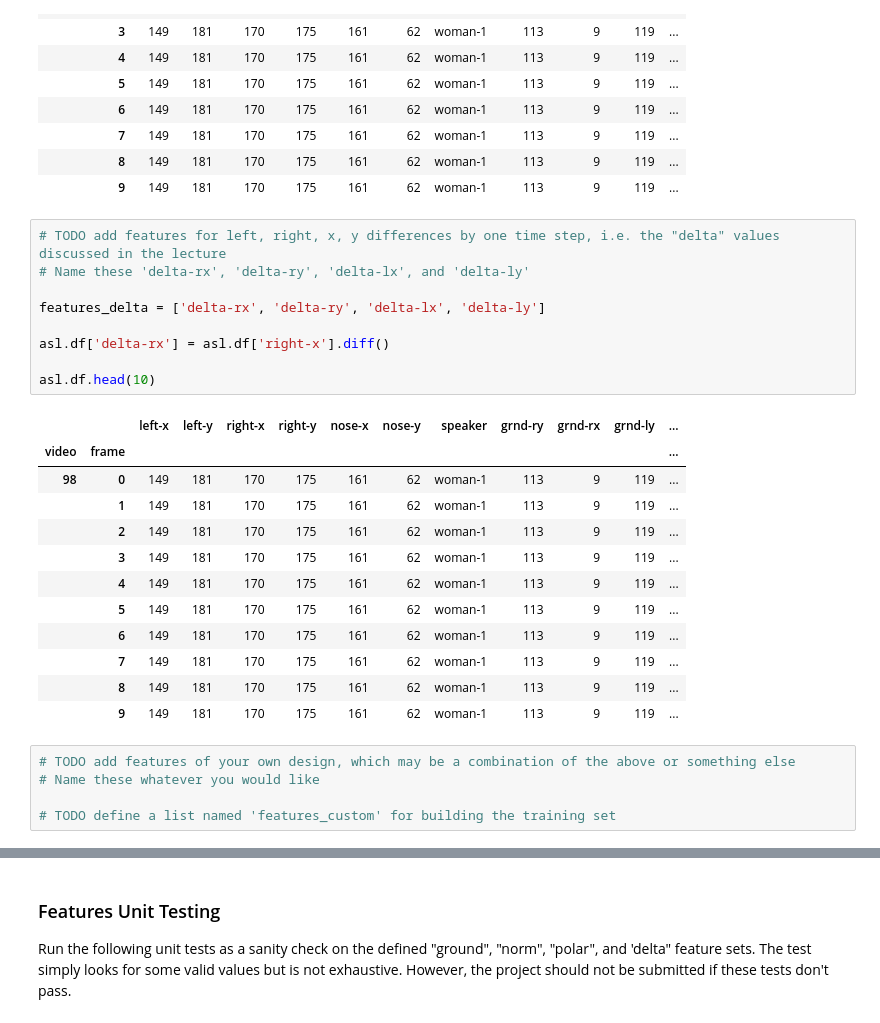
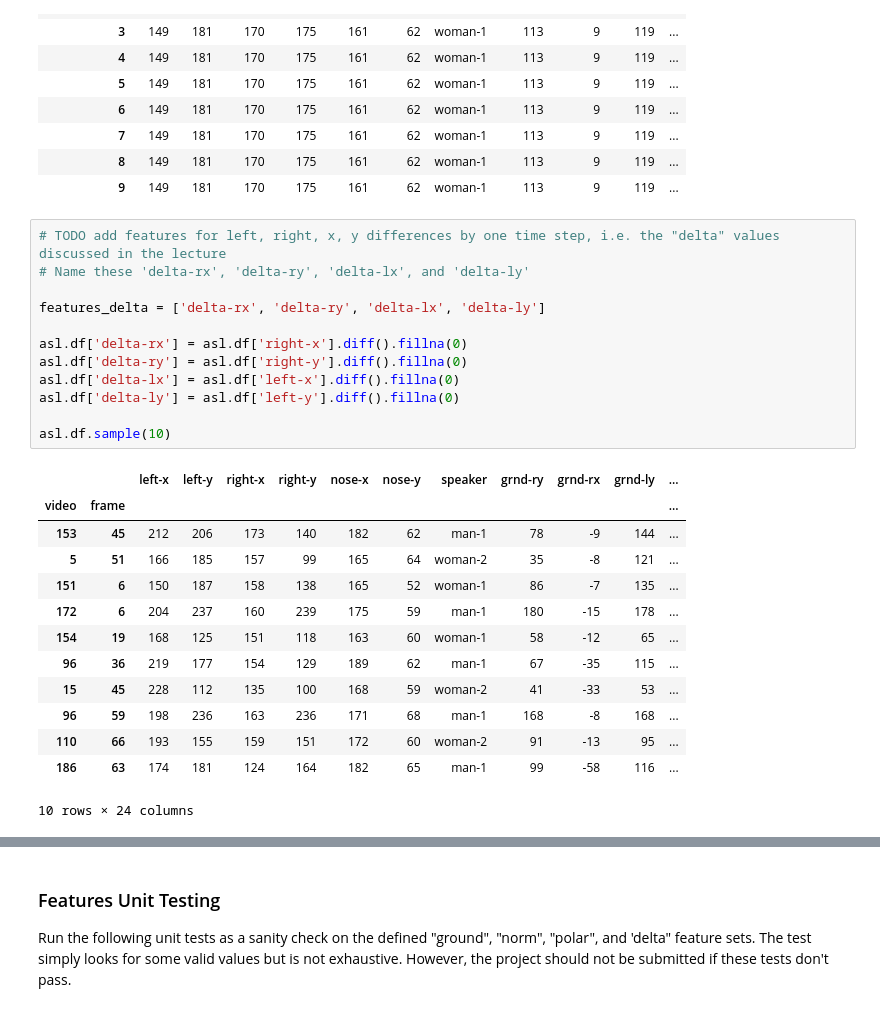
Before and after one commit to barmag/aind-recognizer, a Jupyter notebook: asl_recognizer.ipynb, the cells around one changed output, grey strips where cells are left out. Cells and saved outputs as stored; diff of their text form.

```diff
--- a/asl_recognizer.ipynb
+++ b/asl_recognizer.ipynb
@@ -270,27 +270,26 @@ asl.df.head(10)
 # %%
 # TODO add features for left, right, x, y differences by one time step, i.e. the "delta" values discussed in the lecture
 # Name these 'delta-rx', 'delta-ry', 'delta-lx', and 'delta-ly'
 
 features_delta = ['delta-rx', 'delta-ry', 'delta-lx', 'delta-ly']
 
-asl.df['delta-rx'] = asl.df['right-x'].diff()
+asl.df['delta-rx'] = asl.df['right-x'].diff().fillna(0)
+asl.df['delta-ry'] = asl.df['right-y'].diff().fillna(0)
+asl.df['delta-lx'] = asl.df['left-x'].diff().fillna(0)
+asl.df['delta-ly'] = asl.df['left-y'].diff().fillna(0)
 
-asl.df.head(10)
+asl.df.sample(10)
 # %% [output]
 |  |  | left-x | left-y | right-x | right-y | nose-x | nose-y | speaker | grnd-ry | grnd-rx | grnd-ly | ... |
 | video | frame |  |  |  |  |  |  |  |  |  |  | ... |
-| 98 | 0 | 149 | 181 | 170 | 175 | 161 | 62 | woman-1 | 113 | 9 | 119 | ... |
-|  | 1 | 149 | 181 | 170 | 175 | 161 | 62 | woman-1 | 113 | 9 | 119 | ... |
-|  | 2 | 149 | 181 | 170 | 175 | 161 | 62 | woman-1 | 113 | 9 | 119 | ... |
-|  | 3 | 149 | 181 | 170 | 175 | 161 | 62 | woman-1 | 113 | 9 | 119 | ... |
-|  | 4 | 149 | 181 | 170 | 175 | 161 | 62 | woman-1 | 113 | 9 | 119 | ... |
-|  | 5 | 149 | 181 | 170 | 175 | 161 | 62 | woman-1 | 113 | 9 | 119 | ... |
-|  | 6 | 149 | 181 | 170 | 175 | 161 | 62 | woman-1 | 113 | 9 | 119 | ... |
-|  | 7 | 149 | 181 | 170 | 175 | 161 | 62 | woman-1 | 113 | 9 | 119 | ... |
-|  | 8 | 149 | 181 | 170 | 175 | 161 | 62 | woman-1 | 113 | 9 | 119 | ... |
-|  | 9 | 149 | 181 | 170 | 175 | 161 | 62 | woman-1 | 113 | 9 | 119 | ... |
+| 153 | 45 | 212 | 206 | 173 | 140 | 182 | 62 | man-1 | 78 | -9 | 144 | ... |
+| 5 | 51 | 166 | 185 | 157 | 99 | 165 | 64 | woman-2 | 35 | -8 | 121 | ... |
+| 151 | 6 | 150 | 187 | 158 | 138 | 165 | 52 | woman-1 | 86 | -7 | 135 | ... |
+| 172 | 6 | 204 | 237 | 160 | 239 | 175 | 59 | man-1 | 180 | -15 | 178 | ... |
+| 154 | 19 | 168 | 125 | 151 | 118 | 163 | 60 | woman-1 | 58 | -12 | 65 | ... |
+| 96 | 36 | 219 | 177 | 154 | 129 | 189 | 62 | man-1 | 67 | -35 | 115 | ... |
+| 15 | 45 | 228 | 112 | 135 | 100 | 168 | 59 | woman-2 | 41 | -33 | 53 | ... |
+| 96 | 59 | 198 | 236 | 163 | 236 | 171 | 68 | man-1 | 168 | -8 | 168 | ... |
+| 110 | 66 | 193 | 155 | 159 | 151 | 172 | 60 | woman-2 | 91 | -13 | 95 | ... |
+| 186 | 63 | 174 | 181 | 124 | 164 | 182 | 65 | man-1 | 99 | -58 | 116 | ... |
+10 rows × 24 columns
-# %%
-# TODO add features of your own design, which may be a combination of the above or something else
-# Name these whatever you would like
-
-# TODO define a list named 'features_custom' for building the training set
```
Also changed, not shown: parts of 3 cells of this notebook.
